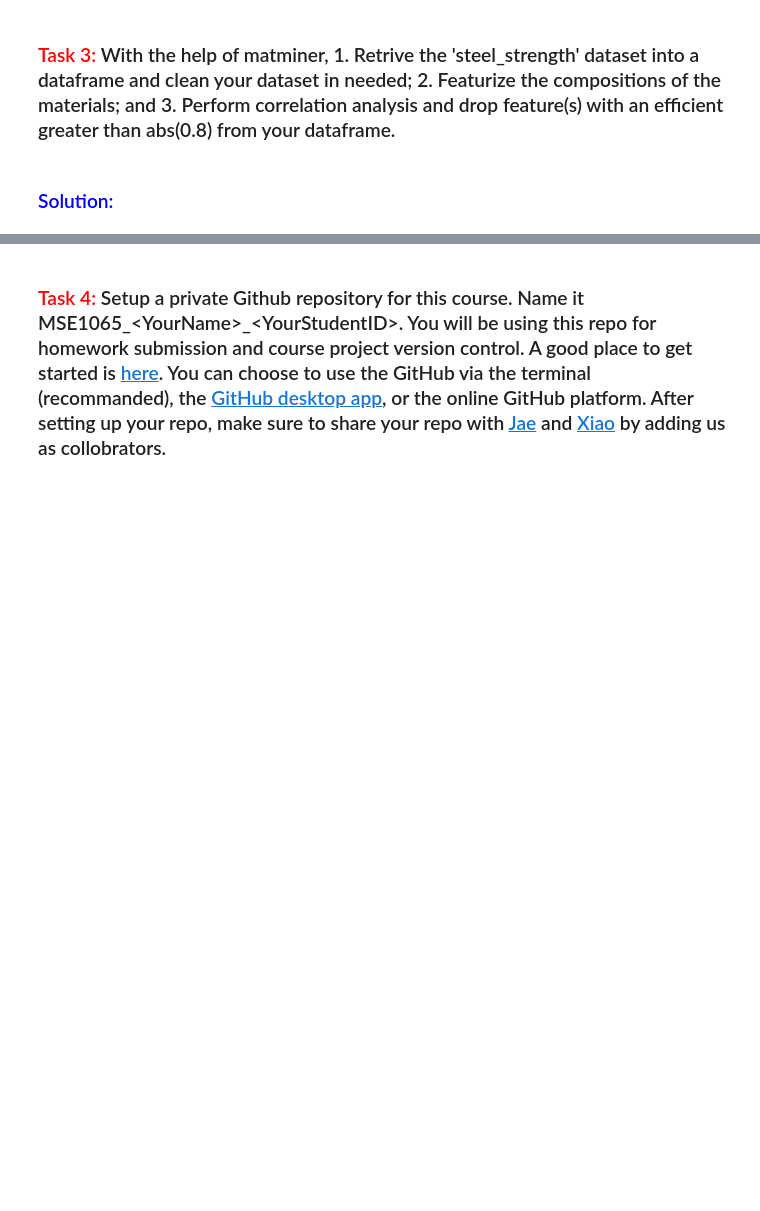
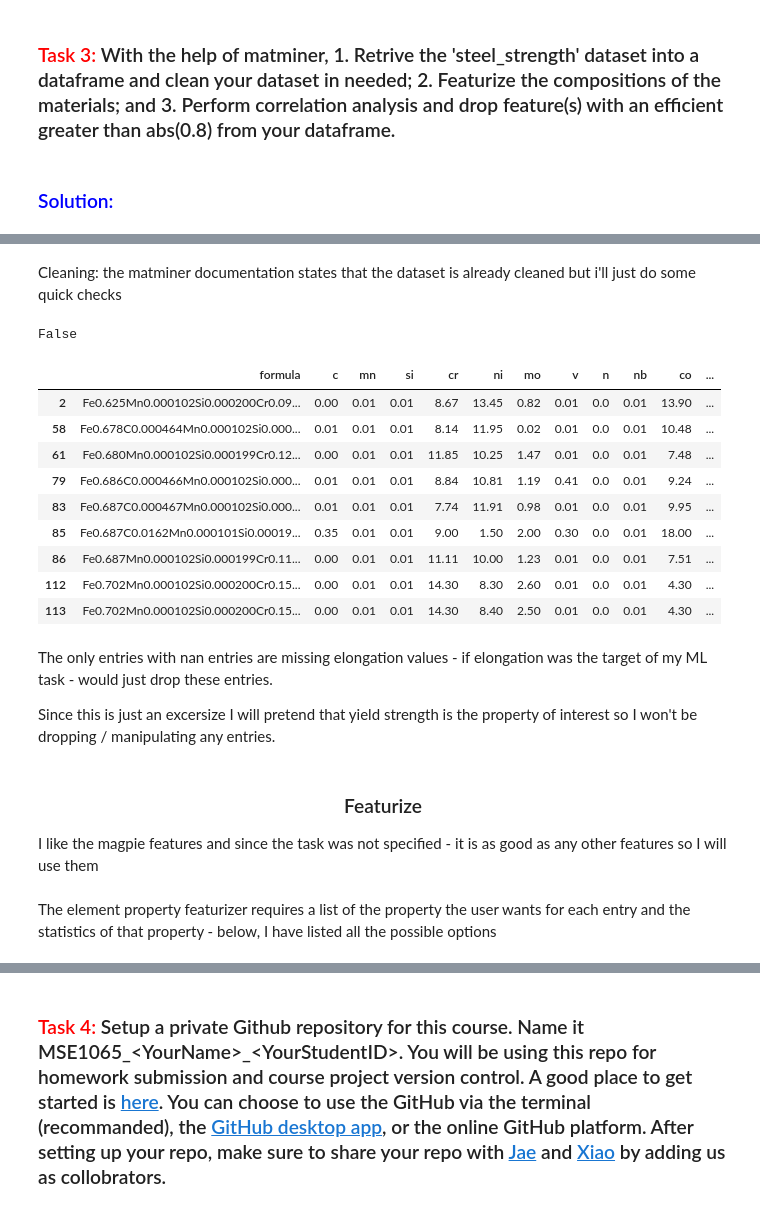
Before and after one commit to dpersaud/MSE1065_DanielPersaud_1004238336, a Jupyter notebook: lab2/assignment2/PersaudD_E2.ipynb, the cells around one changed output, grey strips where cells are left out. Cells and saved outputs as stored; diff of their text form; code cells hidden in the pictures; blank space fills up the shorter version.

```diff
--- a/lab2/assignment2/PersaudD_E2.ipynb
+++ b/lab2/assignment2/PersaudD_E2.ipynb
@@ -107,0 +140,31 @@ dfStanelyCupRunners
+# %% [markdown]
+Cleaning: the matminer documentation states that the dataset is already cleaned but i'll just do some quick checks
+# %%
+dfSteelStrength['formula'].duplicated().any() # check that there arent any duplicate formulas
+# %% [output]
+False
+# %%
+dfSteelStrength[dfSteelStrength.isna().any(axis=1)] # show all the entries with nan entries in the dataframe
+# %% [output]
+|  | formula | c | mn | si | cr | ni | mo | v | n | nb | co | ... |
+| 2 | Fe0.625Mn0.000102Si0.000200Cr0.09... | 0.00 | 0.01 | 0.01 | 8.67 | 13.45 | 0.82 | 0.01 | 0.0 | 0.01 | 13.90 | ... |
+| 58 | Fe0.678C0.000464Mn0.000102Si0.000... | 0.01 | 0.01 | 0.01 | 8.14 | 11.95 | 0.02 | 0.01 | 0.0 | 0.01 | 10.48 | ... |
+| 61 | Fe0.680Mn0.000102Si0.000199Cr0.12... | 0.00 | 0.01 | 0.01 | 11.85 | 10.25 | 1.47 | 0.01 | 0.0 | 0.01 | 7.48 | ... |
+| 79 | Fe0.686C0.000466Mn0.000102Si0.000... | 0.01 | 0.01 | 0.01 | 8.84 | 10.81 | 1.19 | 0.41 | 0.0 | 0.01 | 9.24 | ... |
+| 83 | Fe0.687C0.000467Mn0.000102Si0.000... | 0.01 | 0.01 | 0.01 | 7.74 | 11.91 | 0.98 | 0.01 | 0.0 | 0.01 | 9.95 | ... |
+| 85 | Fe0.687C0.0162Mn0.000101Si0.00019... | 0.35 | 0.01 | 0.01 | 9.00 | 1.50 | 2.00 | 0.30 | 0.0 | 0.01 | 18.00 | ... |
+| 86 | Fe0.687Mn0.000102Si0.000199Cr0.11... | 0.00 | 0.01 | 0.01 | 11.11 | 10.00 | 1.23 | 0.01 | 0.0 | 0.01 | 7.51 | ... |
+| 112 | Fe0.702Mn0.000102Si0.000200Cr0.15... | 0.00 | 0.01 | 0.01 | 14.30 | 8.30 | 2.60 | 0.01 | 0.0 | 0.01 | 4.30 | ... |
+| 113 | Fe0.702Mn0.000102Si0.000200Cr0.15... | 0.00 | 0.01 | 0.01 | 14.30 | 8.40 | 2.50 | 0.01 | 0.0 | 0.01 | 4.30 | ... |
+# %% [markdown]
+The only entries with nan entries are missing elongation values - if elongation was the target of my ML task - would just drop these entries.
+
+Since this is just an excersize I will pretend that yield strength is the property of interest so I won't be dropping / manipulating any entries.
+# %% [markdown]
+<h3 align='center'>
+Featurize
+</h3>
+
+I like the magpie features and since the task was not specified - it is as good as any other features so I will use them
+# %% [markdown]
+The element property featurizer requires a list of the property the user wants for each entry and the statistics of that property - below, I have listed all the possible options
```
Also changed, not shown: parts of 17 cells of this notebook.
